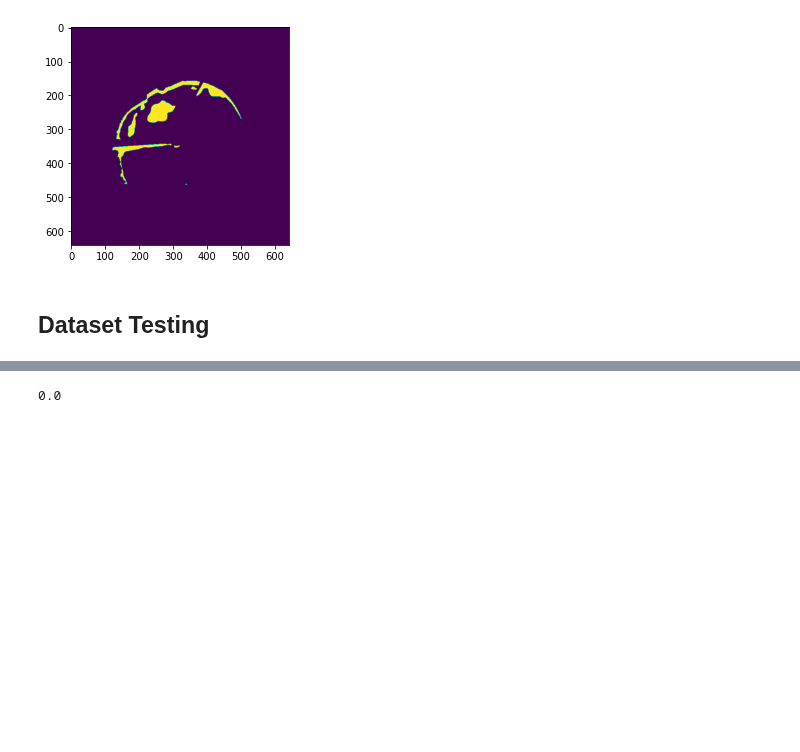
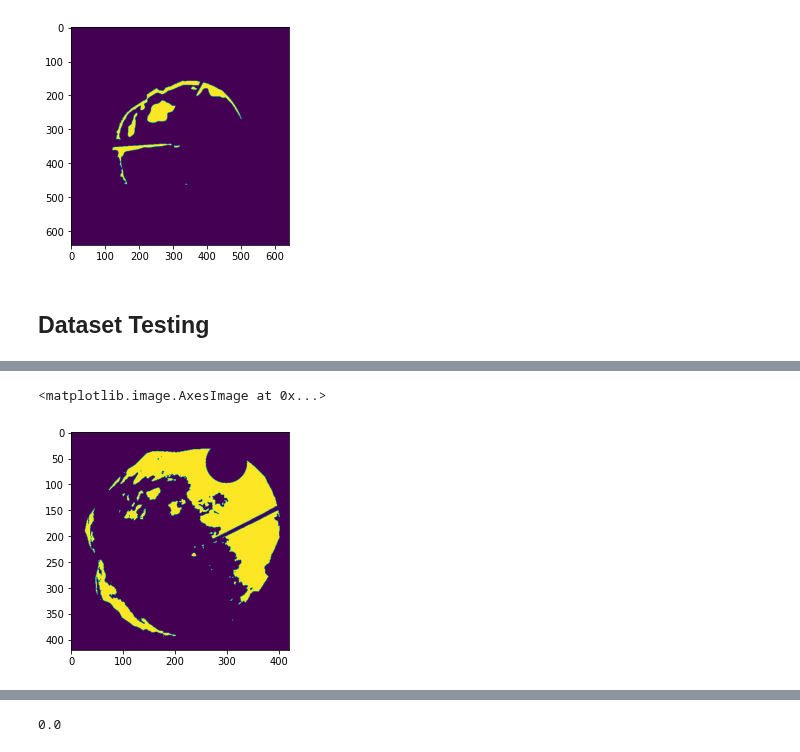
Before and after one commit to elrichgro/cloudseg, a Jupyter notebook: cloudseg/notebooks/test_script_output.ipynb, the cells around one changed output, grey strips where cells are left out. Cells and saved outputs as stored; diff of their text form; code cells hidden in the pictures; blank space fills up the shorter version.

```diff
--- a/cloudseg/notebooks/test_script_output.ipynb
+++ b/cloudseg/notebooks/test_script_output.ipynb
@@ -102,2 +103,7 @@ plt.imshow(dataset[17]["irc"])
+# %%
+plt.imshow(data["label"].squeeze())
+# %% [output]
+<matplotlib.image.AxesImage at 0x...>
+[figure, added]
 # %%
 plt.hist(dataset[0]["irc"].flatten())
```
Also changed, not shown: parts of 7 cells of this notebook.
